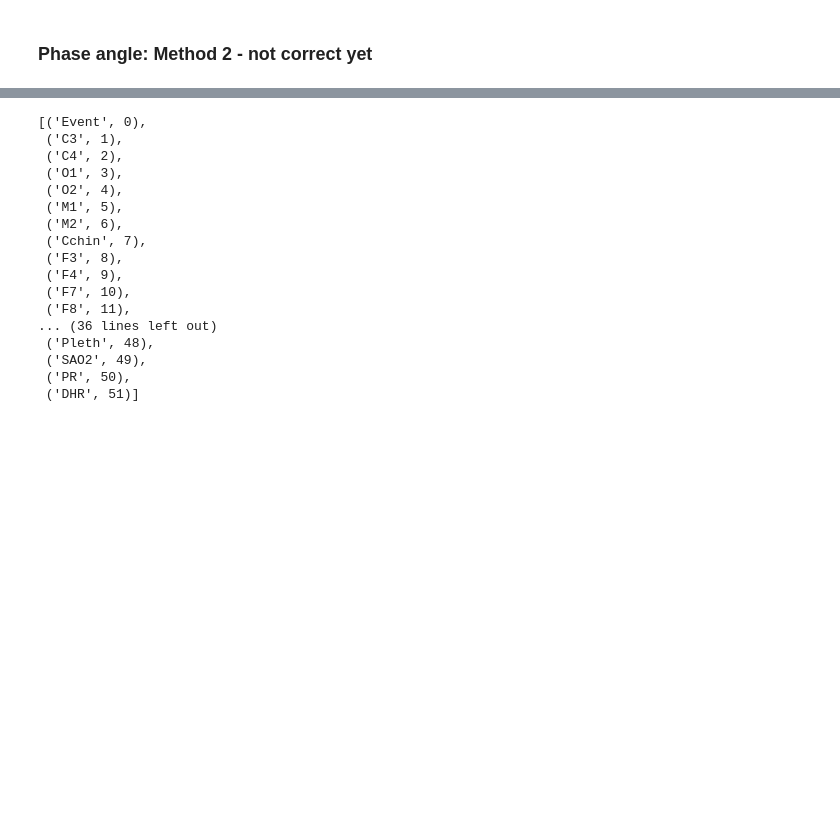
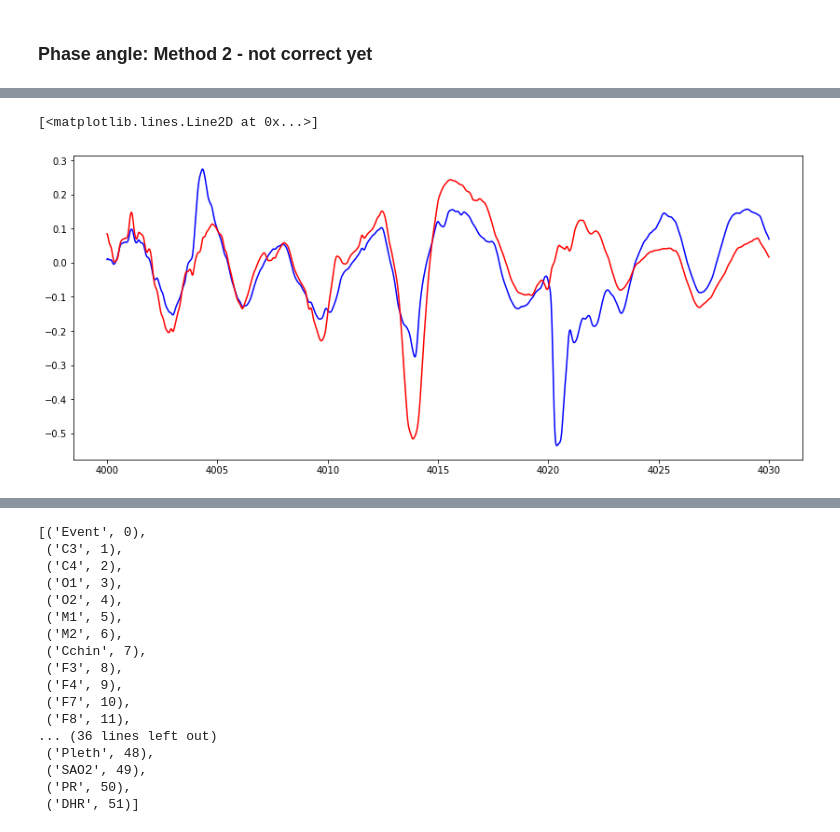
Before and after one commit to jonathanbranam/aisdb, a Jupyter notebook: FirstReadEDF.ipynb, the cells around one changed output, grey strips where cells are left out. Cells and saved outputs as stored; diff of their text form; code cells hidden in the pictures; blank space fills up the shorter version.

Commit message:
More signal processing.

```diff
--- a/FirstReadEDF.ipynb
+++ b/FirstReadEDF.ipynb
@@ -198,0 +285,47 @@ plt.plot(ss_time_range, taa[start_time:start_time+window_len])
+# %%
+import scipy.signal as signal
+
+def resample64(abd, chest):
+    # Resample to 64Hz
+    new_length = int(len(abd)*64/200)
+    abd_64 = signal.resample(abd, new_length)
+    chest_64 = signal.resample(chest, new_length)
+
+    return abd_64, chest_64
+# %%
+import scipy.signal as signal
+
+def preprocess(sigs):
+    '''
+    sigs[0] should be ABD
+    sigs[1] should be Chest
+    '''
+    # Resample to 64Hz
+    abd_64, chest_64 = resample64(sigs[0], sigs[1])
+
+
+    bands =   (0, 0.05, 0.1, 5, 10, 32)
+    desired = (0, 0,    1,   1, 0, 0)
+    b_firwin = signal.firwin2(73, bands, desired, fs=64)
+    #b_firls = signal.firls(73, bands, desired, fs=64)
+
+    abd_64_filt = signal.filtfilt(b_firwin, 1, abd_64)
+    chest_64_filt = signal.filtfilt(b_firwin, 1, chest_64)
+    return abd_64_filt, chest_64_filt
+# %%
+abd, chest = preprocess(sigs)
+# %%
+plt.figure(figsize=(14,6))
+# plt.plot(sigs[0,rng], 'y')
+start = 4_000
+end = start + 30
+#x = np.arange(start, end)
+#plt.ylim(-0.2, 0.2)
+plt.plot(np.linspace(start, end, (end-start)*64), abd[start*64:end*64], 'b')
+#plt.plot(np.linspace(start, end, (end-start)*200), sigs[0,start*200:end*200], 'g', alpha=0.4)
+
+plt.plot(np.linspace(start, end, (end-start)*64), chest[start*64:end*64], 'r')
+#plt.plot(np.linspace(start, end, (end-start)*200), sigs[1,start*200:end*200], 'y', alpha=0.4)
+# %% [output]
+[<matplotlib.lines.Line2D at 0x...>]
+[figure, added]
```
Also changed, not shown: parts of 23 cells of this notebook.
